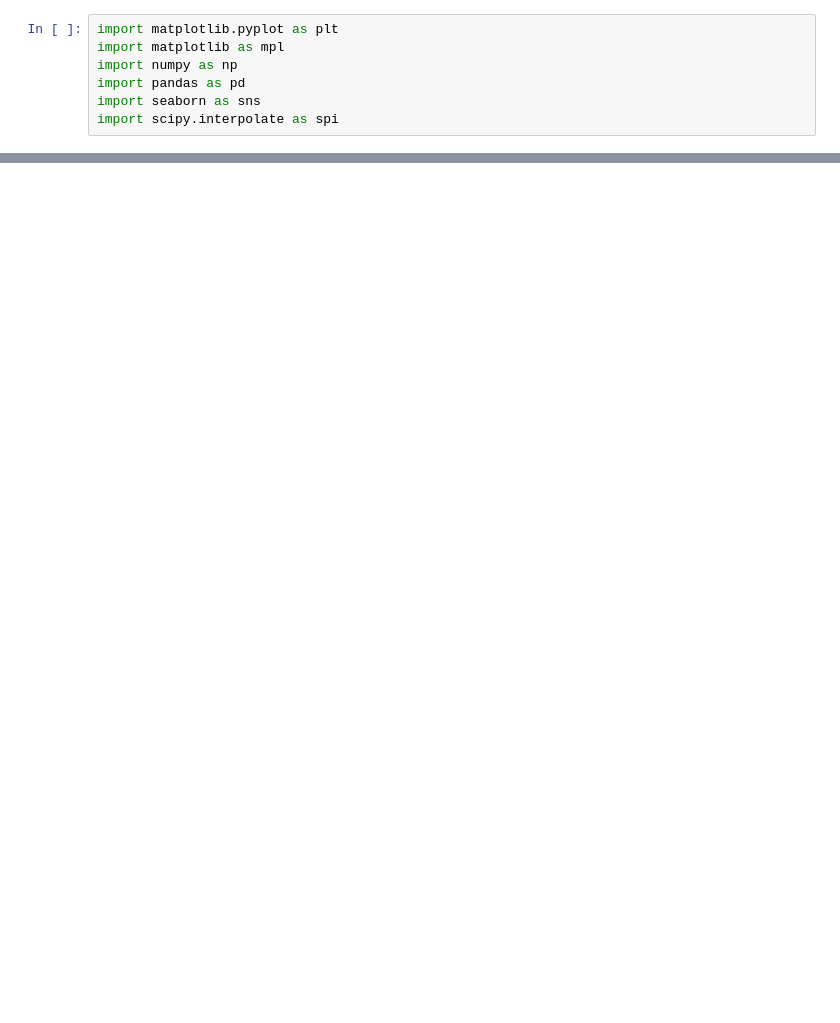
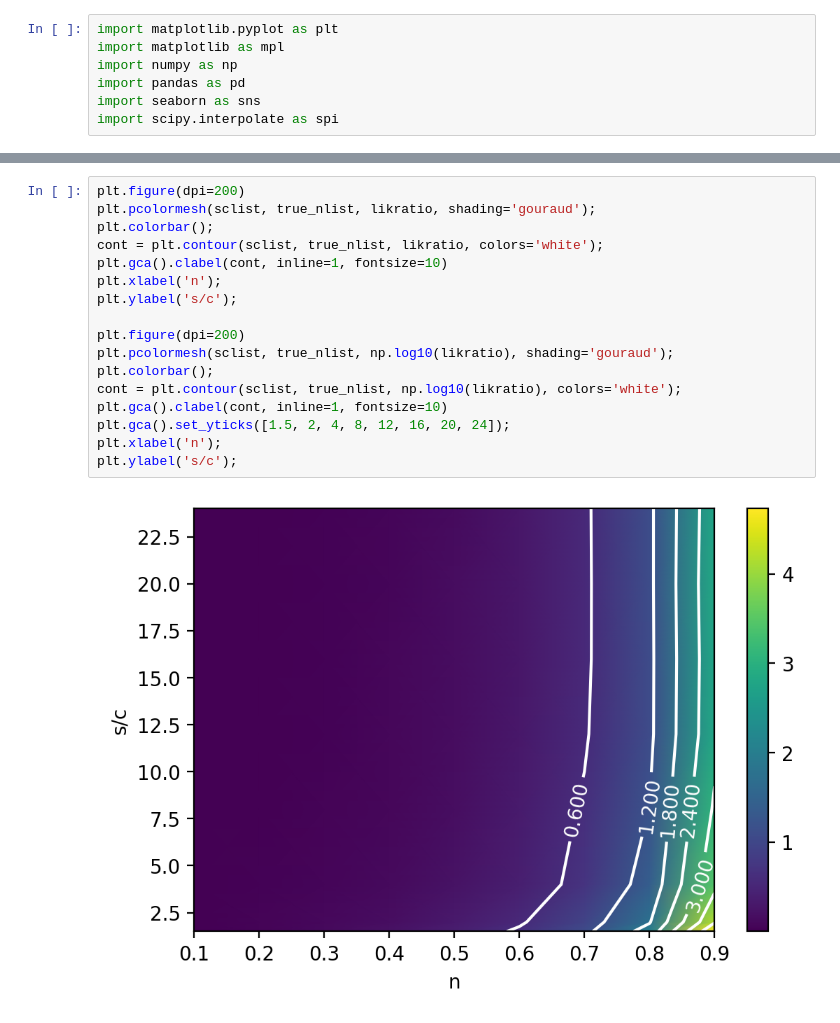
Before and after one commit to calvinmccarter/grabby_aliens, a Jupyter notebook: experiments/plotS1.ipynb, the cells around one changed output, grey strips where cells are left out. Drawn from its saved outputs; the diff is of its cells as text; blank space fills up the shorter version.

```diff
--- a/experiments/plotS1.ipynb
+++ b/experiments/plotS1.ipynb
@@ -55,0 +60,19 @@ plt.imshow(likratio>0.05);
+# %%
+plt.figure(dpi=200)
+plt.pcolormesh(sclist, true_nlist, likratio, shading='gouraud');
+plt.colorbar();
+cont = plt.contour(sclist, true_nlist, likratio, colors='white');
+plt.gca().clabel(cont, inline=1, fontsize=10)
+plt.xlabel('n');
+plt.ylabel('s/c');
+
+plt.figure(dpi=200)
+plt.pcolormesh(sclist, true_nlist, np.log10(likratio), shading='gouraud');
+plt.colorbar();
+cont = plt.contour(sclist, true_nlist, np.log10(likratio), colors='white');
+plt.gca().clabel(cont, inline=1, fontsize=10)
+plt.gca().set_yticks([1.5, 2, 4, 8, 12, 16, 20, 24]);
+plt.xlabel('n');
+plt.ylabel('s/c');
+# %% [output]
+[figure, added]
```
Also changed, not shown: parts of 9 cells of this notebook, 1 other file.
